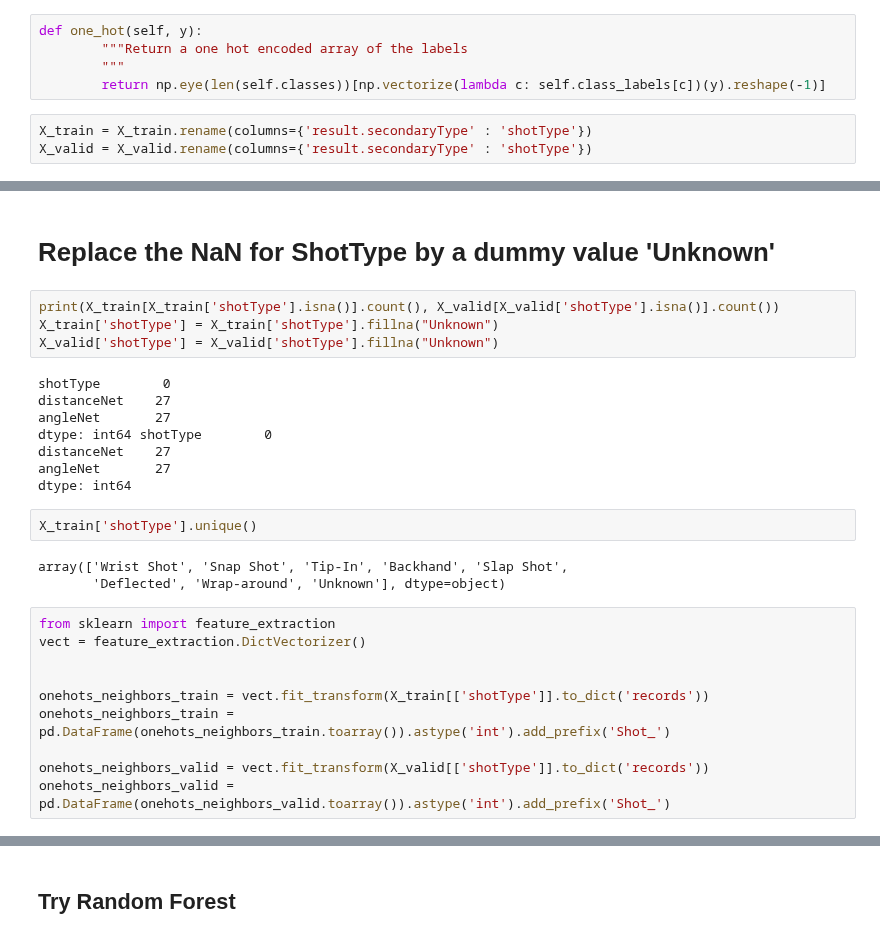
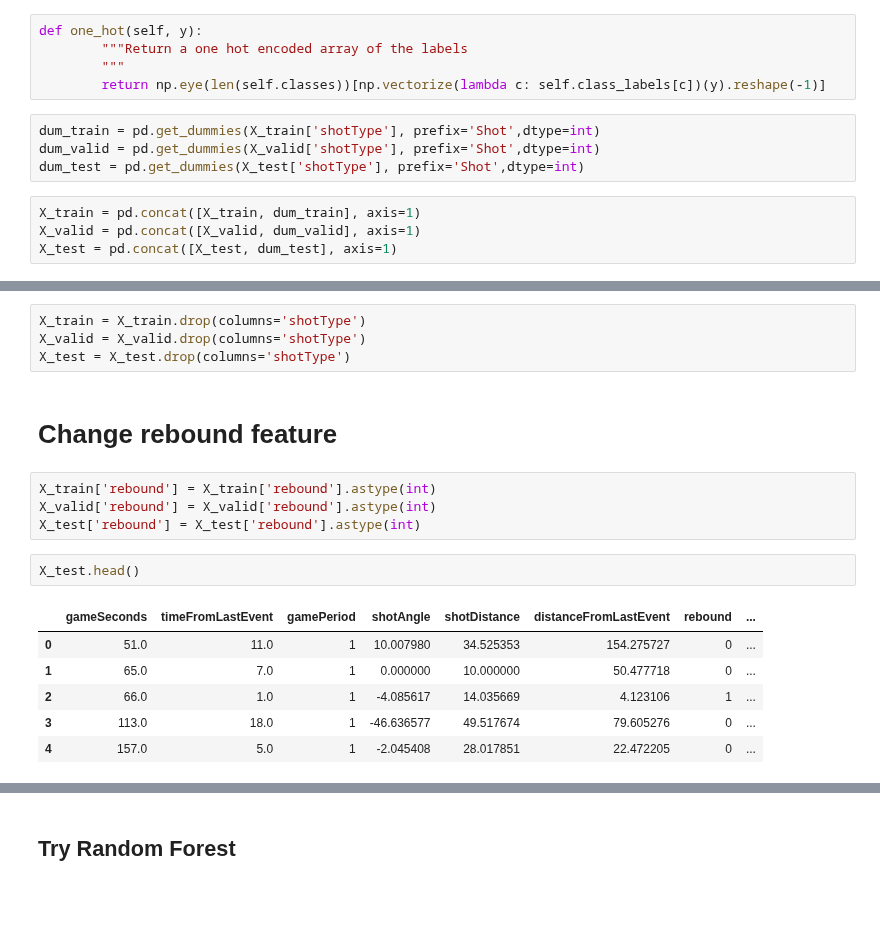
Before and after one commit to M0rph3e/ift6758-project-main, a Jupyter notebook: notebooks/try_your_best_shot.ipynb, the cells around one changed output, grey strips where cells are left out. Saved outputs shown, nothing was run; the diff lists cells and outputs as text; blank space fills up the shorter version.

```diff
--- a/notebooks/try_your_best_shot.ipynb
+++ b/notebooks/try_your_best_shot.ipynb
@@ -172,5 +260,10 @@ def one_hot(self, y):
         """
         return np.eye(len(self.classes))[np.vectorize(lambda c: self.class_labels[c])(y).reshape(-1)]
 # %%
-X_train = X_train.rename(columns={'result.secondaryType' : 'shotType'})
-X_valid = X_valid.rename(columns={'result.secondaryType' : 'shotType'})
+dum_train = pd.get_dummies(X_train['shotType'], prefix='Shot',dtype=int)
+dum_valid = pd.get_dummies(X_valid['shotType'], prefix='Shot',dtype=int)
+dum_test = pd.get_dummies(X_test['shotType'], prefix='Shot',dtype=int)
+# %%
+X_train = pd.concat([X_train, dum_train], axis=1)
+X_valid = pd.concat([X_valid, dum_valid], axis=1)
+X_test = pd.concat([X_test, dum_test], axis=1)
@@ -177,29 +291,19 @@ X_valid = X_valid.rename(columns={'result.secondaryType' : 'shotType'})
+# %%
+X_train = X_train.drop(columns='shotType')
+X_valid = X_valid.drop(columns='shotType')
+X_test = X_test.drop(columns='shotType')
 # %% [markdown]
-# Replace the NaN for ShotType by a dummy value 'Unknown'
+# Change rebound feature
 # %%
-print(X_train[X_train['shotType'].isna()].count(), X_valid[X_valid['shotType'].isna()].count())
-X_train['shotType'] = X_train['shotType'].fillna("Unknown")
-X_valid['shotType'] = X_valid['shotType'].fillna("Unknown")
+X_train['rebound'] = X_train['rebound'].astype(int)
+X_valid['rebound'] = X_valid['rebound'].astype(int)
+X_test['rebound'] = X_test['rebound'].astype(int)
-# %% [output]
-shotType        0
-distanceNet    27
-angleNet       27
-dtype: int64 shotType        0
-distanceNet    27
-angleNet       27
-dtype: int64
 # %%
-X_train['shotType'].unique()
+X_test.head()
 # %% [output]
-array(['Wrist Shot', 'Snap Shot', 'Tip-In', 'Backhand', 'Slap Shot',
-       'Deflected', 'Wrap-around', 'Unknown'], dtype=object)
+|  | gameSeconds | timeFromLastEvent | gamePeriod | shotAngle | shotDistance | distanceFromLastEvent | rebound | ... |
+| 0 | 51.0 | 11.0 | 1 | 10.007980 | 34.525353 | 154.275727 | 0 | ... |
+| 1 | 65.0 | 7.0 | 1 | 0.000000 | 10.000000 | 50.477718 | 0 | ... |
+| 2 | 66.0 | 1.0 | 1 | -4.085617 | 14.035669 | 4.123106 | 1 | ... |
+| 3 | 113.0 | 18.0 | 1 | -46.636577 | 49.517674 | 79.605276 | 0 | ... |
+| 4 | 157.0 | 5.0 | 1 | -2.045408 | 28.017851 | 22.472205 | 0 | ... |
-# %%
-from sklearn import feature_extraction
-vect = feature_extraction.DictVectorizer()
-
-
-onehots_neighbors_train = vect.fit_transform(X_train[['shotType']].to_dict('records'))
-onehots_neighbors_train = pd.DataFrame(onehots_neighbors_train.toarray()).astype('int').add_prefix('Shot_')
-
-onehots_neighbors_valid = vect.fit_transform(X_valid[['shotType']].to_dict('records'))
-onehots_neighbors_valid = pd.DataFrame(onehots_neighbors_valid.toarray()).astype('int').add_prefix('Shot_')
```
Also changed, not shown: parts of 24 cells of this notebook.
